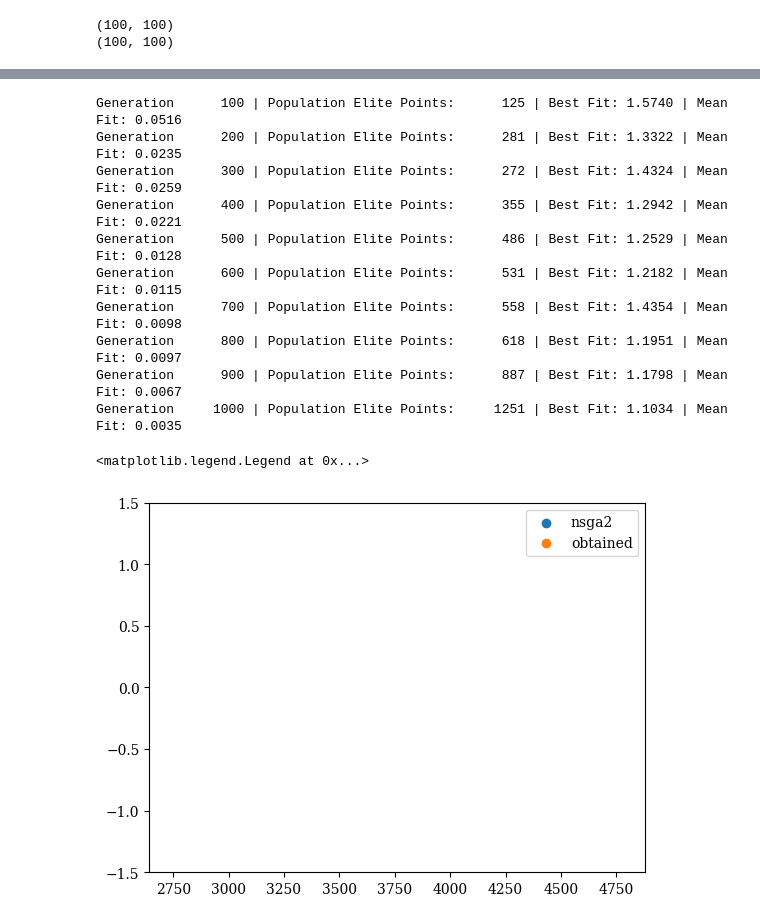
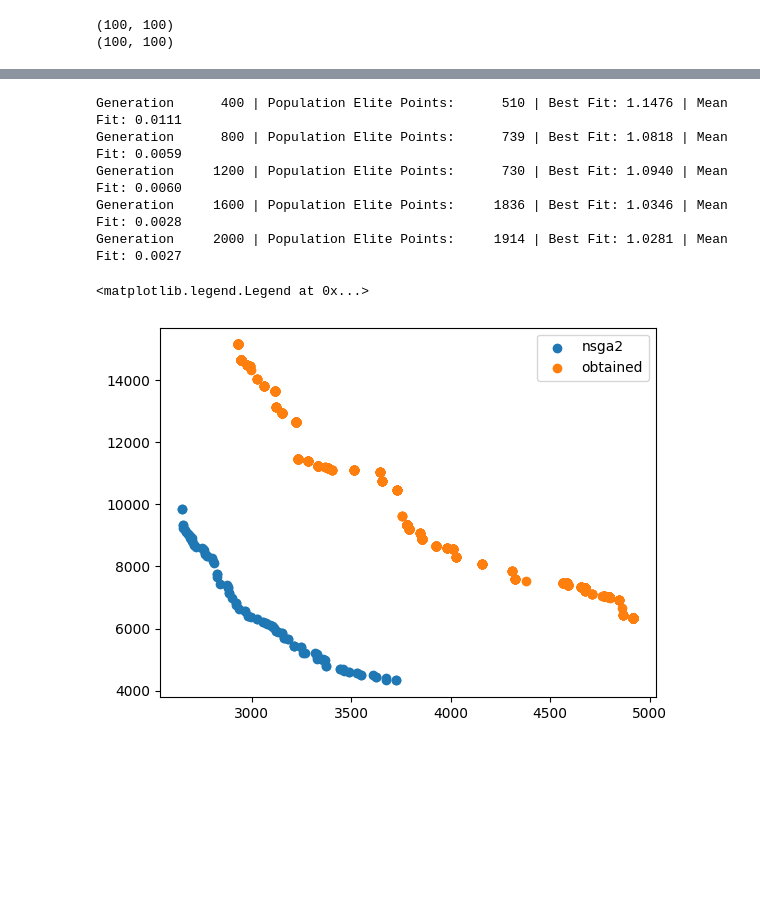
Before and after one commit to pedro-com/bioinspired-evo, a Jupyter notebook: hito2-alumno.ipynb, the cells around one changed output, grey strips where cells are left out. Drawn from its saved outputs; the diff is of its cells as text; code cells hidden in the pictures; blank space fills up the shorter version.

Commit message:
chore: Changes and fixes to pool selection

```diff
--- a/hito2-alumno.ipynb
+++ b/hito2-alumno.ipynb
@@ -251,7 +248,7 @@ res = minimize(problem,
                verbose=False)
 res2 = minimize(problem,
                algorithm,
-               ('n_gen', 100),
+               ('n_gen', 1000),
                verbose=False)
 # %%
 scatter = Scatter()
@@ -265,38 +262,35 @@ scatter.show()
 # %%
 from src.multi_evolutive import PermutationMultiEvolutive
+import matplotlib.pyplot as plt
 
 evolutive = PermutationMultiEvolutive(
     alphabet=range(100),
-    n_individuals=100,
+    n_individuals=50,
     mutation=["to-opt", "insert-gene", "swap-gene"],
-    crossover= "half-fixed",
-    front='front',
+    crossover= ["uniform", "split-merge"],
+    front=['front', 'sharing'],
     penalization='crowding_norm',
-	T_selection=10,
+    selection_pool=['best', 'roullete'],
+	T_selection=20,
 	p_crossover=0.7,
-	average_mutation_rate=1.5,
+	average_mutation_rate=1.25,
     maximize=[False, False],
+    selection_pool_size=1.5,
 	elitism=True
 )
-results = evolutive.evolve(fit=problem.evaluate, n_generations=1000, trace=100, obtain_metrics=True)
+results = evolutive.evolve(fit=problem.evaluate, n_generations=2000, trace=400, obtain_metrics=True)
 fig, axs = plt.subplots(1, 1)
-# axs.set_ylim(-1.5, 1.5)
 axs.scatter(res2.F[:, 0], res2.F[:, 1], label='nsga2')
 fit_scores = np.array([problem.evaluate(p) for p in results["best"]])
 
 axs.scatter(fit_scores[:, 0], fit_scores[:, 1], label='obtained')
 plt.legend()
 # %% [output]
-Generation      100 | Population Elite Points:      125 | Best Fit: 1.5740 | Mean Fit: 0.0516
-Generation      200 | Population Elite Points:      281 | Best Fit: 1.3322 | Mean Fit: 0.0235
-Generation      300 | Population Elite Points:      272 | Best Fit: 1.4324 | Mean Fit: 0.0259
-Generation      400 | Population Elite Points:      355 | Best Fit: 1.2942 | Mean Fit: 0.0221
-Generation      500 | Population Elite Points:      486 | Best Fit: 1.2529 | Mean Fit: 0.0128
-Generation      600 | Population Elite Points:      531 | Best Fit: 1.2182 | Mean Fit: 0.0115
-Generation      700 | Population Elite Points:      558 | Best Fit: 1.4354 | Mean Fit: 0.0098
-Generation      800 | Population Elite Points:      618 | Best Fit: 1.1951 | Mean Fit: 0.0097
-Generation      900 | Population Elite Points:      887 | Best Fit: 1.1798 | Mean Fit: 0.0067
-Generation     1000 | Population Elite Points:     1251 | Best Fit: 1.1034 | Mean Fit: 0.0035
+Generation      400 | Population Elite Points:      510 | Best Fit: 1.1476 | Mean Fit: 0.0111
+Generation      800 | Population Elite Points:      739 | Best Fit: 1.0818 | Mean Fit: 0.0059
+Generation     1200 | Population Elite Points:      730 | Best Fit: 1.0940 | Mean Fit: 0.0060
+Generation     1600 | Population Elite Points:     1836 | Best Fit: 1.0346 | Mean Fit: 0.0028
+Generation     2000 | Population Elite Points:     1914 | Best Fit: 1.0281 | Mean Fit: 0.0027
 <matplotlib.legend.Legend at 0x...>
-[figure, old version]
+[figure, new version]
 # %%
```
Also changed, not shown: parts of 3 cells of this notebook, 4 other files.
